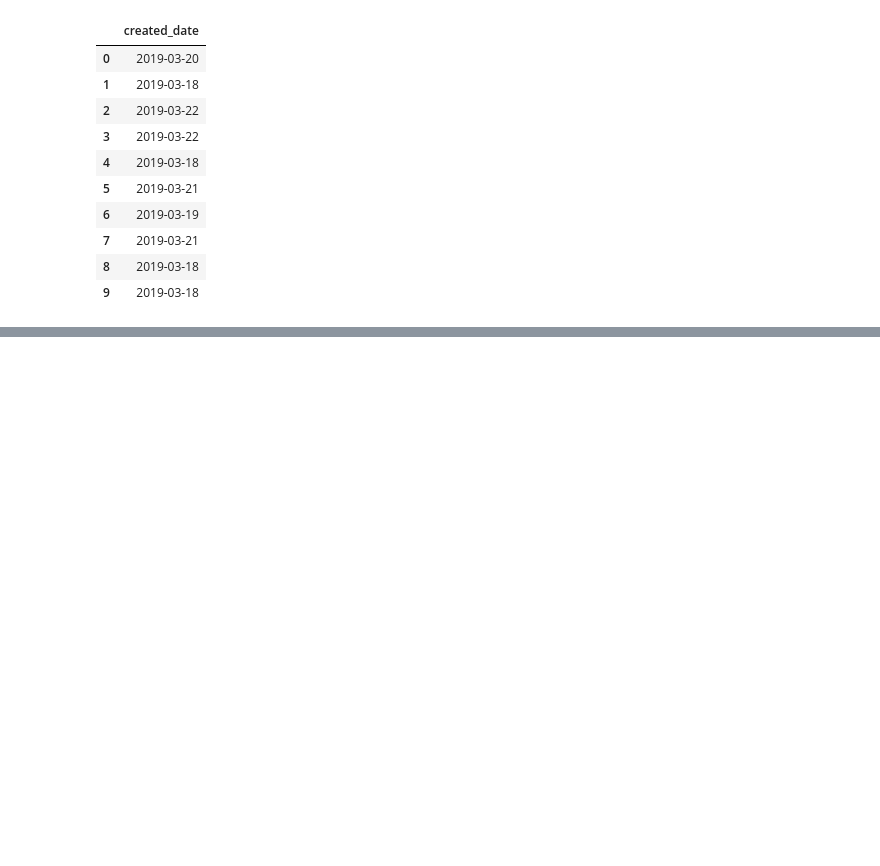
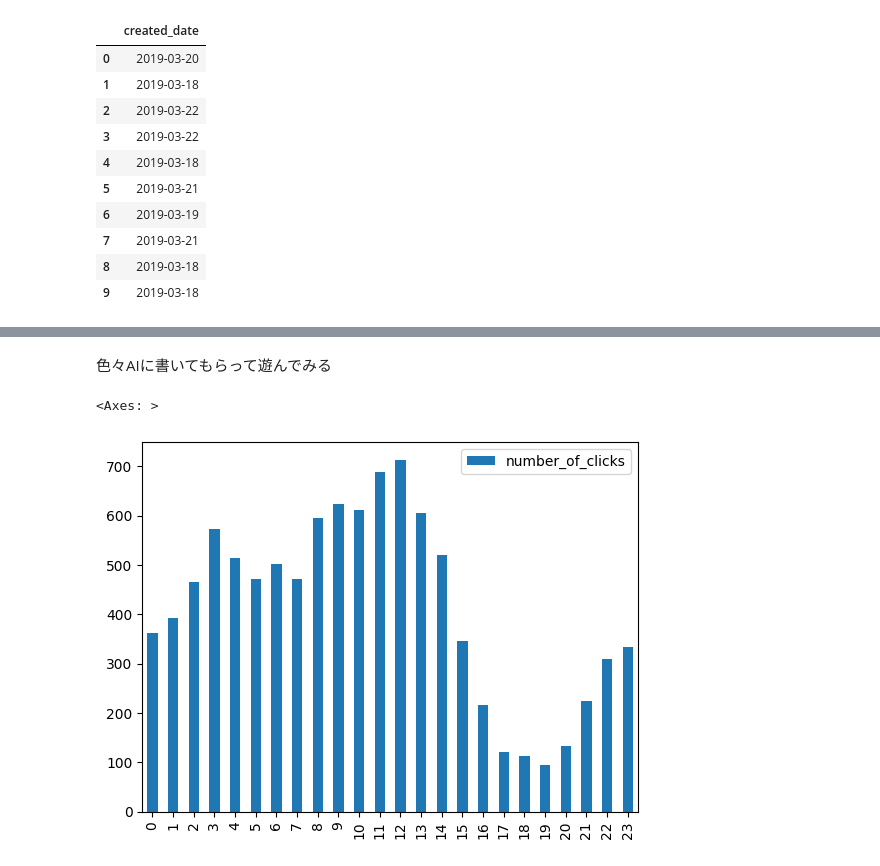
Before and after one commit to soumame/sfc-hc, a Jupyter notebook: notebooks/lecture02.ipynb, the cells around one changed output, grey strips where cells are left out. Drawn from its saved outputs; the diff is of its cells as text; code cells hidden in the pictures; blank space fills up the shorter version.

```diff
--- a/notebooks/lecture02.ipynb
+++ b/notebooks/lecture02.ipynb
@@ -660,0 +714,13 @@ pandas.read_sql(sql, sqlite_conn)
+# %%
+# 登録人数、クリック数を時間（0-23)別で集計してみよう
+
+sql = """
+SELECT
+    STRFTIME("%H", created_at) as hour,
+    COUNT(user_id) as number_of_clicks
+FROM users
+GROUP BY STRFTIME("%H", created_at)
+"""
+
+pandas.read_sql(sql, sqlite_conn)
+# 実はこれはUNIX時間なので、時間を９時間足す必要がある
@@ -660,0 +745,8 @@ pandas.read_sql(sql, sqlite_conn)
+# %% [markdown]
+色々AIに書いてもらって遊んでみる
+# %%
+# 集計した登録人数をグラフにする
+pandas.read_sql(sql, sqlite_conn).plot(kind='bar')
+# %% [output]
+<Axes: >
+[figure, added]
```
Also changed, not shown: parts of 7 cells of this notebook, 1 other file.
